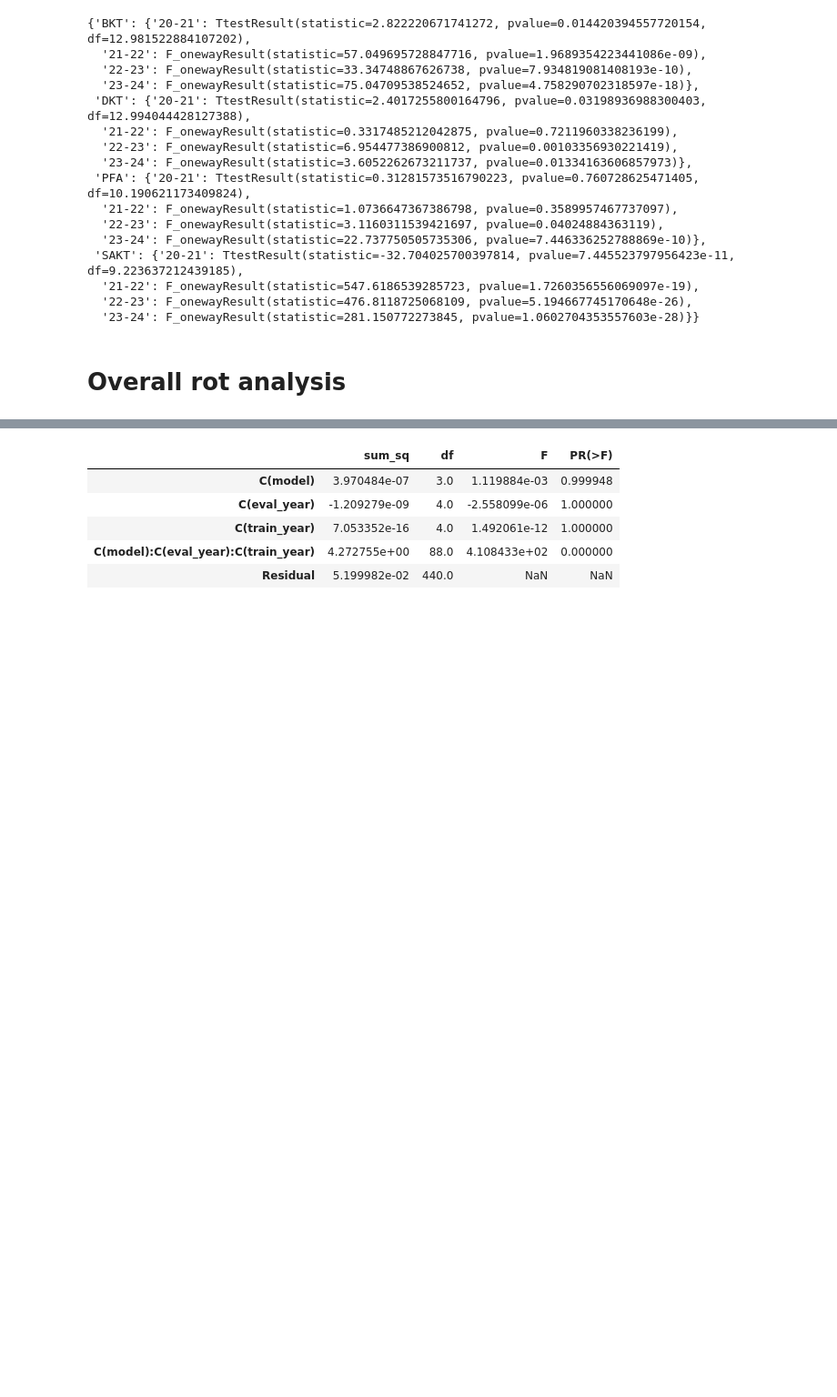
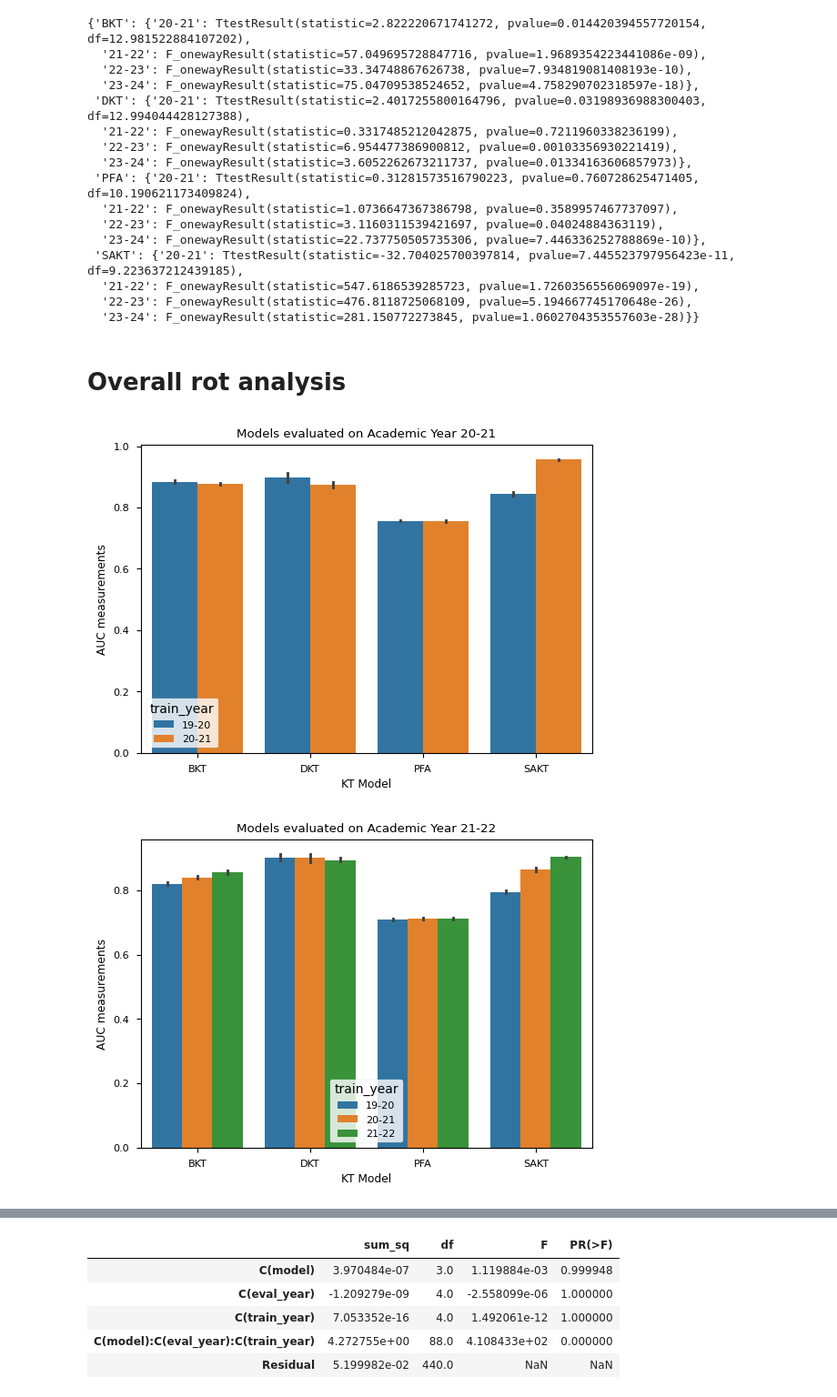
Before and after one commit to ASSISTments-IQP/LongitudinalKnowledgeTracing24, a Jupyter notebook: data_analysis.ipynb, the cells around one changed output, grey strips where cells are left out. Shown at 91% size. Drawn from its saved outputs; the diff is of its cells as text; code cells hidden in the pictures; blank space fills up the shorter version.

```diff
--- a/data_analysis.ipynb
+++ b/data_analysis.ipynb
@@ -244,3 +267,20 @@ for model, mod_dict in res_dict.items():
 				biglist.append([model,eval_year,train_year,i])
 # %%
 df = pd.DataFrame(biglist,columns=['model','eval_year','train_year','auc'])
+# %%
+import seaborn as sns
+eval_years = df.eval_year.unique()
+
+for y in eval_years:
+	subset = df[df['eval_year'] == y]
+	if y != '19-20':
+		sns.barplot(x=subset['model'],y=subset['auc'],hue=subset['train_year'])
+	else:
+		sns.barplot(x=subset['model'],y=subset['auc'])
+	plt.xlabel('KT Model')
+	plt.ylabel('AUC measurements')
+	plt.title(f'Models evaluated on Academic Year {y}')
+	plt.show()
+# %% [output]
+[figure, added]
+[figure, added]
```
Also changed, not shown: parts of 4 cells of this notebook, 2 other files.
